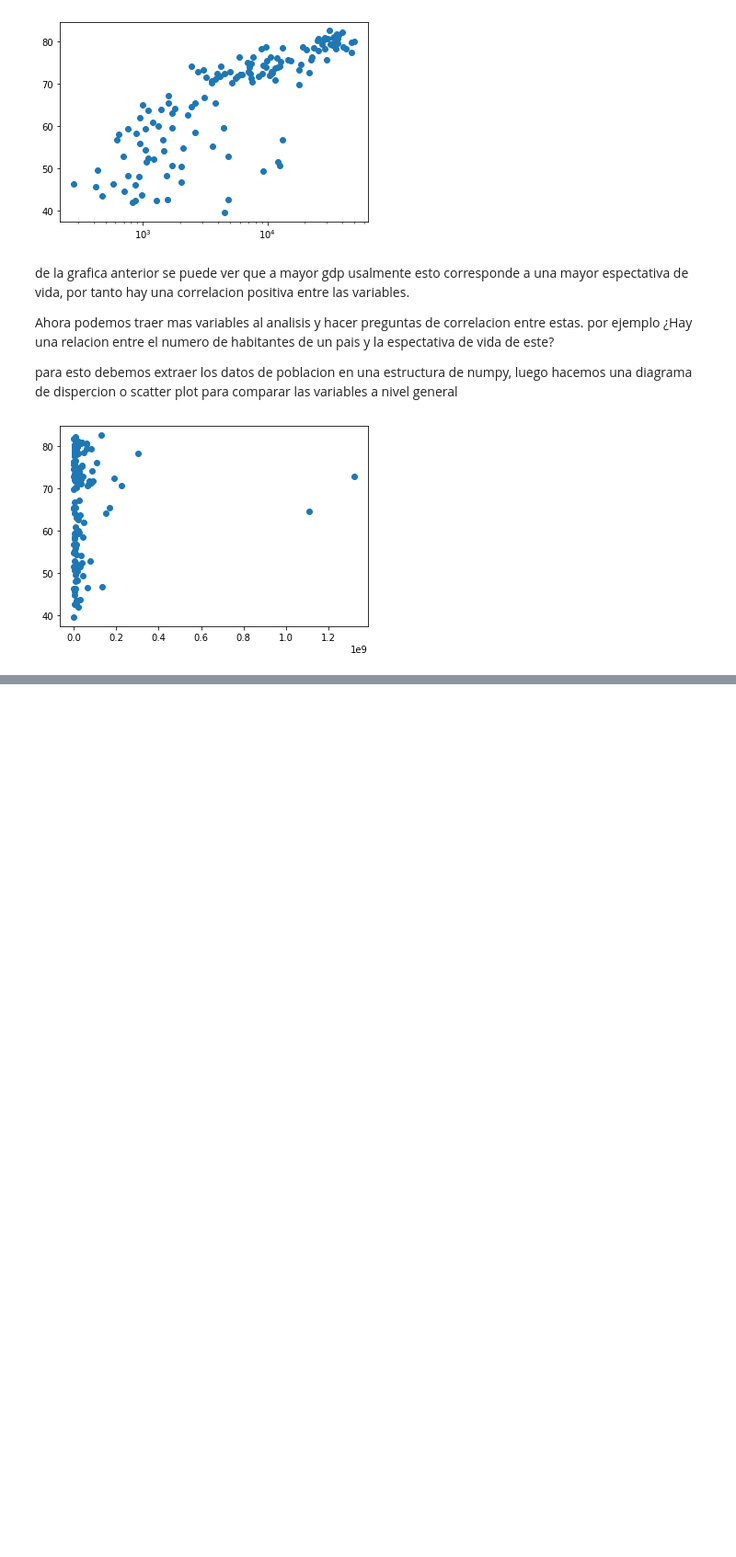
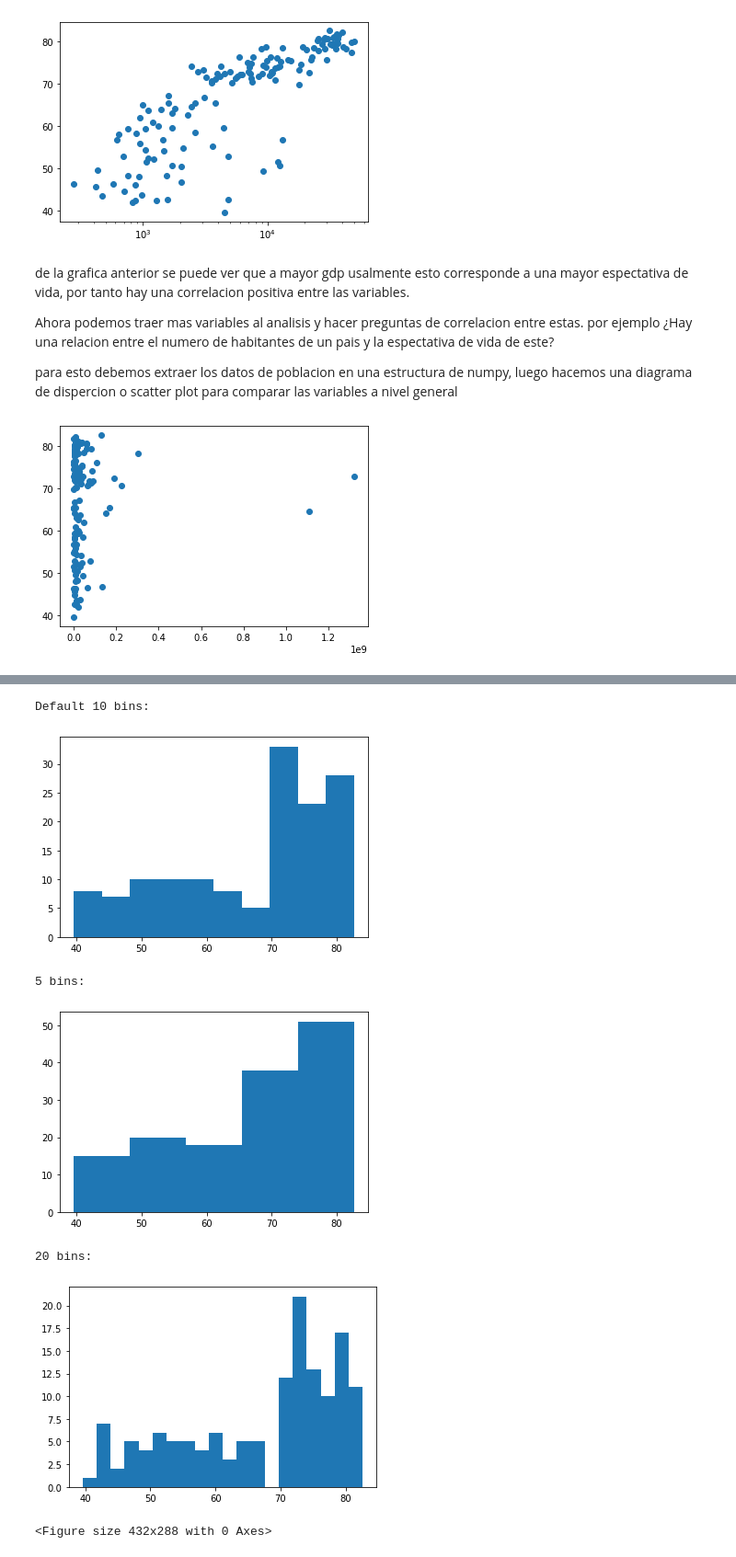
Before and after one commit to aforeroo/notebooks, a Jupyter notebook: basic-matplotlib.ipynb, the cells around one changed output, grey strips where cells are left out. Shown: that part at 92% size. Saved outputs shown, nothing was run; the diff lists cells and outputs as text; code cells hidden in the pictures; blank space fills up the shorter version.

```diff
--- a/basic-matplotlib.ipynb
+++ b/basic-matplotlib.ipynb
@@ -98,0 +111,23 @@ plt.show()
+# %%
+print('Default 10 bins:')
+plt.hist(life_exp)
+plt.show()
+plt.clf()# limpia la info de plt, para que no se acumule la informacion en una sola grafica
+
+print('\n5 bins:')
+plt.hist(life_exp, bins=5)
+plt.show()
+plt.clf()
+
+print('\n20 bins:')
+plt.hist(life_exp, bins=20)
+plt.show()
+plt.clf()
+# %% [output]
+Default 10 bins:
+[figure, added]
+5 bins:
+[figure, added]
+20 bins:
+[figure, added]
+<Figure size 432x288 with 0 Axes>
```
Also changed, not shown: parts of 9 cells of this notebook.
